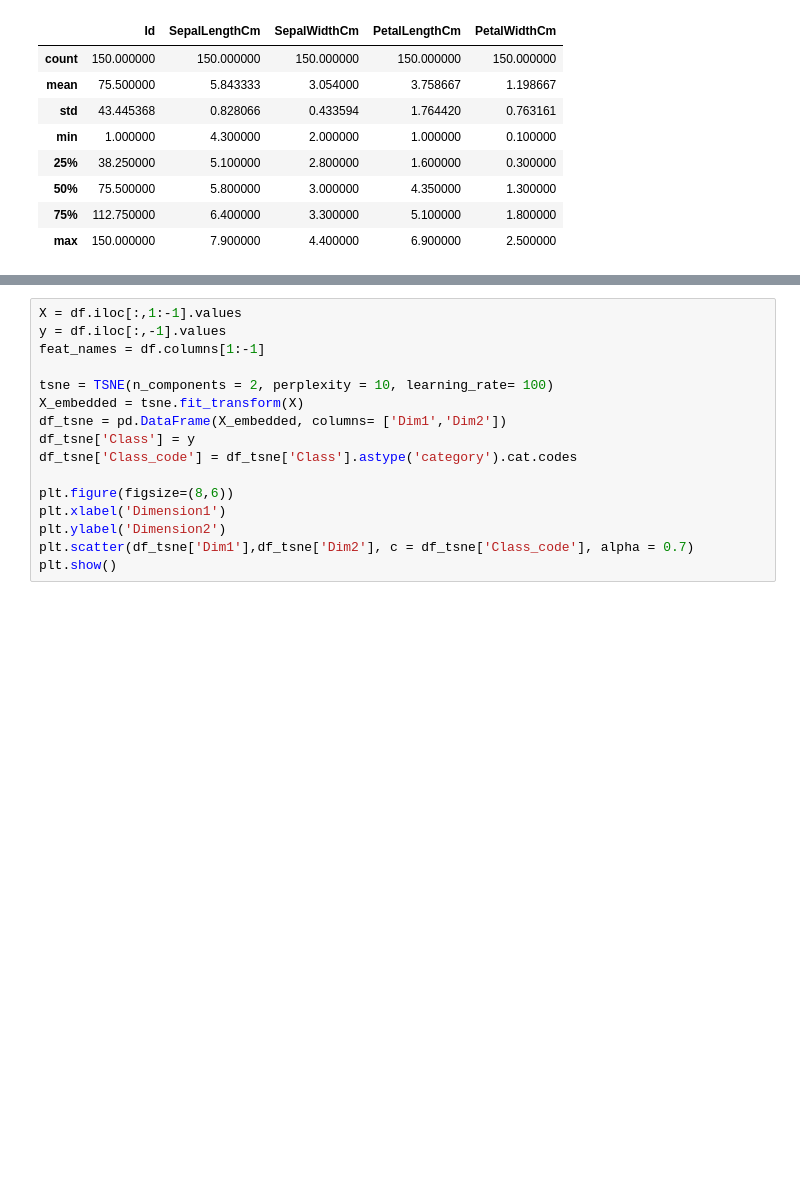
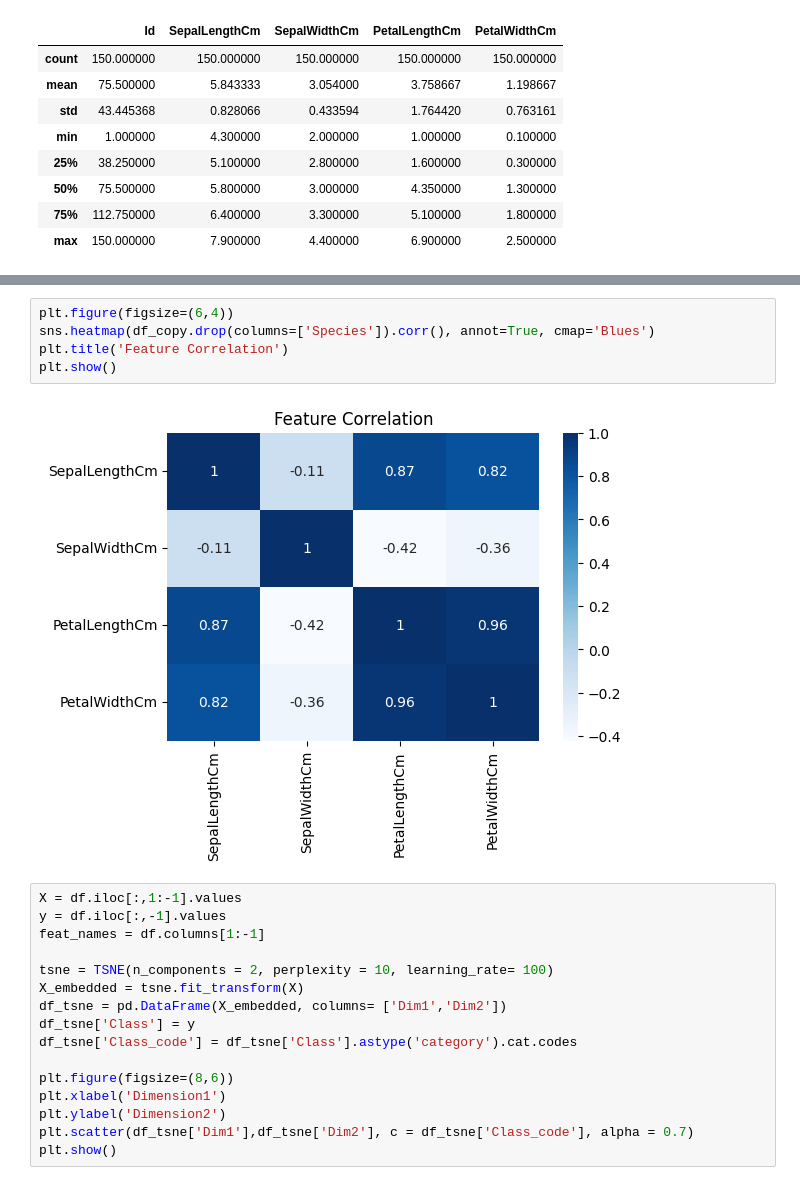
Before and after one commit to BALAKUMARKalai/archive--2-, a Jupyter notebook: iris.ipynb, the cells around one changed output, grey strips where cells are left out. Drawn from its saved outputs; the diff is of its cells as text; blank space fills up the shorter version.

```diff
--- a/iris.ipynb
+++ b/iris.ipynb
@@ -34,3 +36,10 @@ plt.show()
+# %%
+plt.figure(figsize=(6,4))
+sns.heatmap(df_copy.drop(columns=['Species']).corr(), annot=True, cmap='Blues')
+plt.title('Feature Correlation')
+plt.show()
+# %% [output]
+[figure, added]
 # %%
 X = df.iloc[:,1:-1].values
 y = df.iloc[:,-1].values
```
Also changed, not shown: parts of 1 cell of this notebook.
